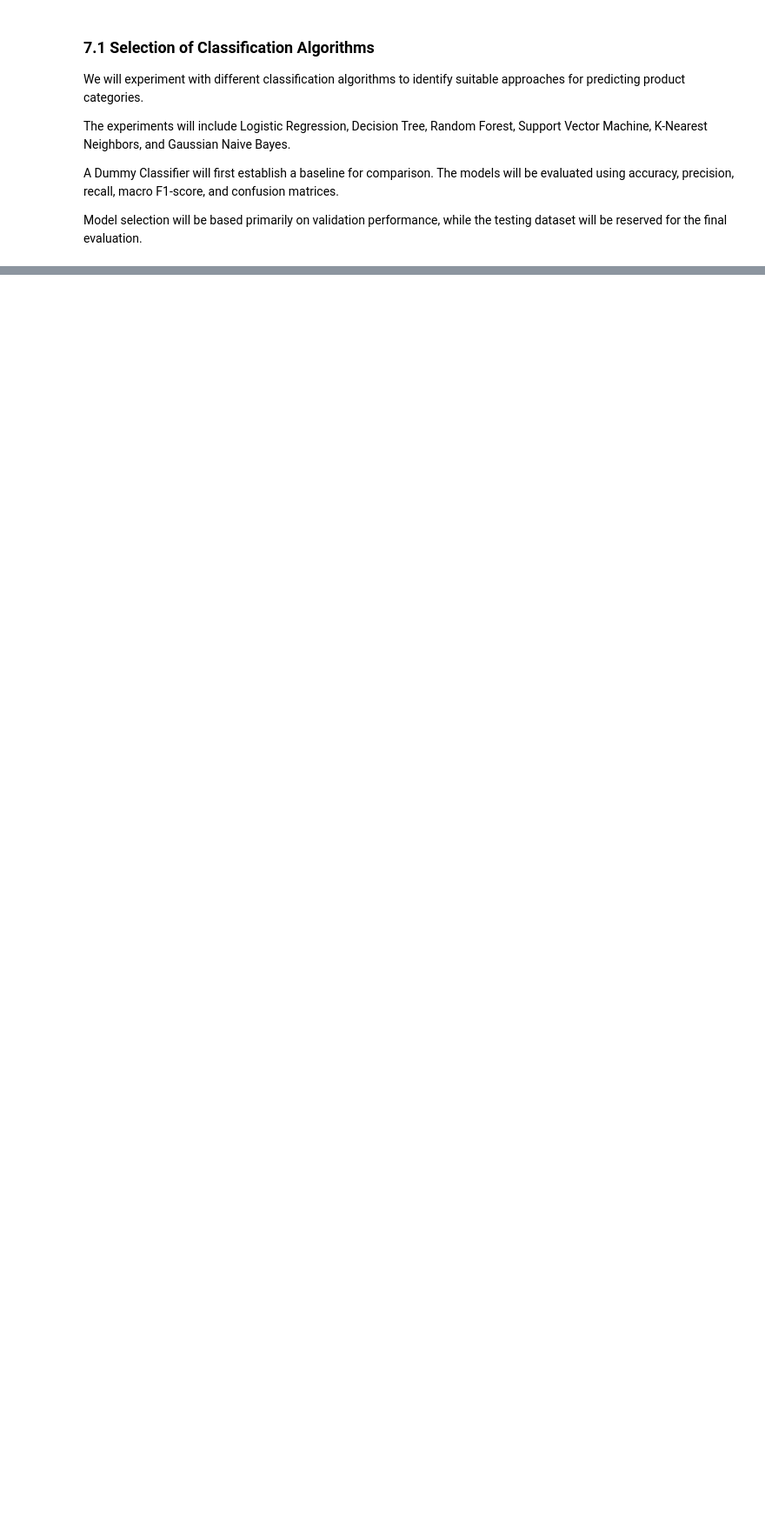
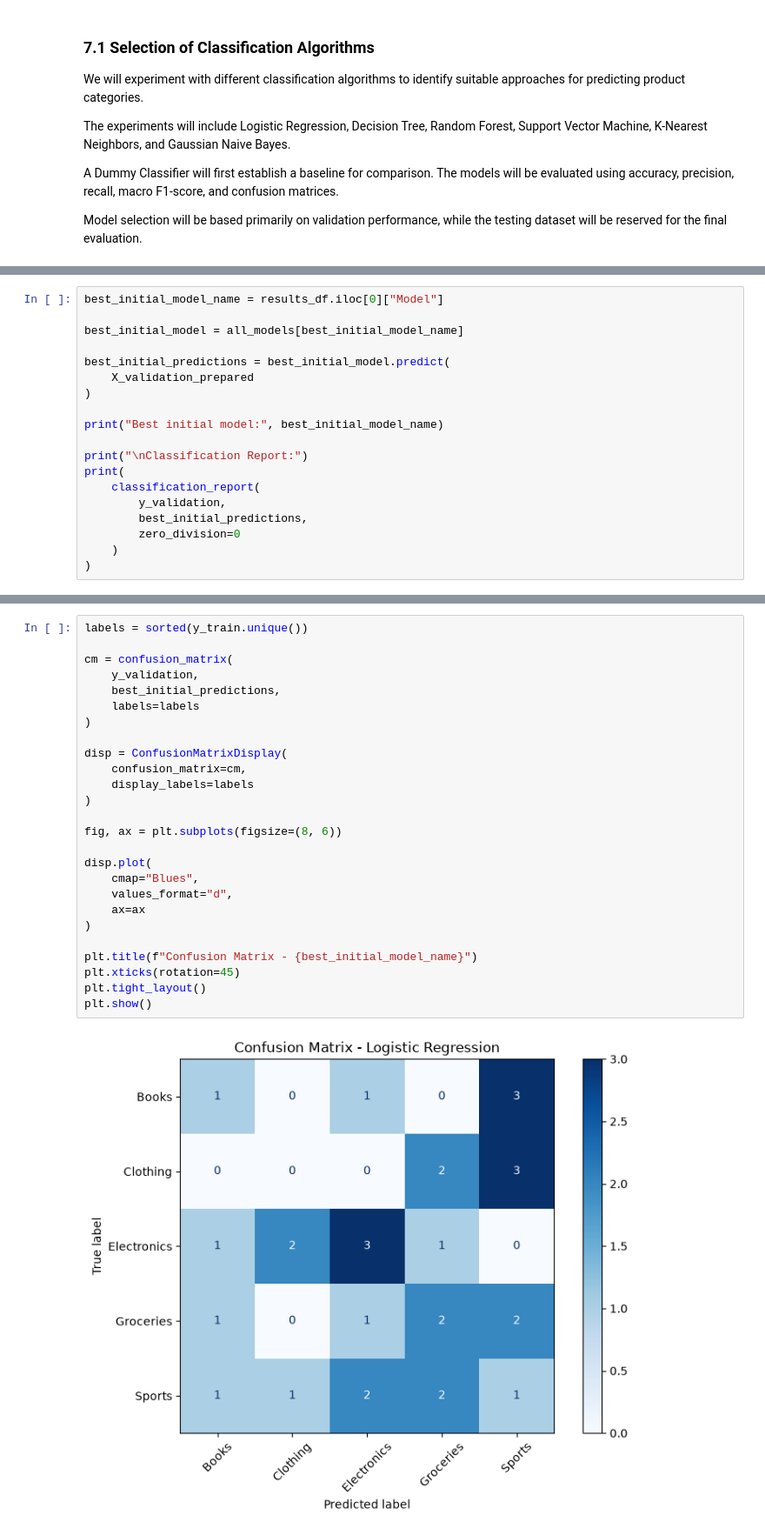
Before and after one commit to jbyiringiro/Formative2-Data_Preprocessing, a Jupyter notebook: notebooks/customer_purchase_prediction_data_preprocessing.ipynb, the cells around one changed output, grey strips where cells are left out. Shown at 87% size. Cells and saved outputs as stored; diff of their text form; blank space fills up the shorter version.

```diff
--- a/notebooks/customer_purchase_prediction_data_preprocessing.ipynb
+++ b/notebooks/customer_purchase_prediction_data_preprocessing.ipynb
@@ -1459,0 +1639,19 @@ Model selection will be based primarily on validation performance, while the tes
+# %%
+best_initial_model_name = results_df.iloc[0]["Model"]
+
+best_initial_model = all_models[best_initial_model_name]
+
+best_initial_predictions = best_initial_model.predict(
+    X_validation_prepared
+)
+
+print("Best initial model:", best_initial_model_name)
+
+print("\nClassification Report:")
+print(
+    classification_report(
+        y_validation,
+        best_initial_predictions,
+        zero_division=0
+    )
+)
@@ -1459,0 +1673,28 @@ Model selection will be based primarily on validation performance, while the tes
+# %%
+labels = sorted(y_train.unique())
+
+cm = confusion_matrix(
+    y_validation,
+    best_initial_predictions,
+    labels=labels
+)
+
+disp = ConfusionMatrixDisplay(
+    confusion_matrix=cm,
+    display_labels=labels
+)
+
+fig, ax = plt.subplots(figsize=(8, 6))
+
+disp.plot(
+    cmap="Blues",
+    values_format="d",
+    ax=ax
+)
+
+plt.title(f"Confusion Matrix - {best_initial_model_name}")
+plt.xticks(rotation=45)
+plt.tight_layout()
+plt.show()
+# %% [output]
+[figure, added]
```
Also changed, not shown: parts of 25 cells of this notebook, 1 other file.
